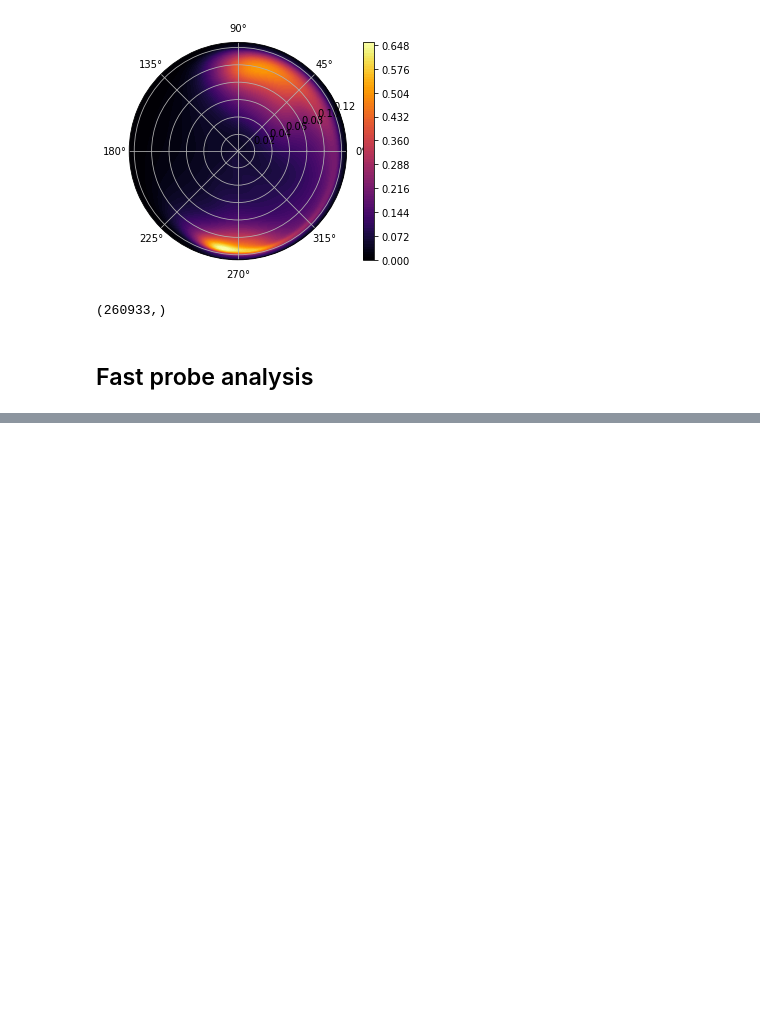
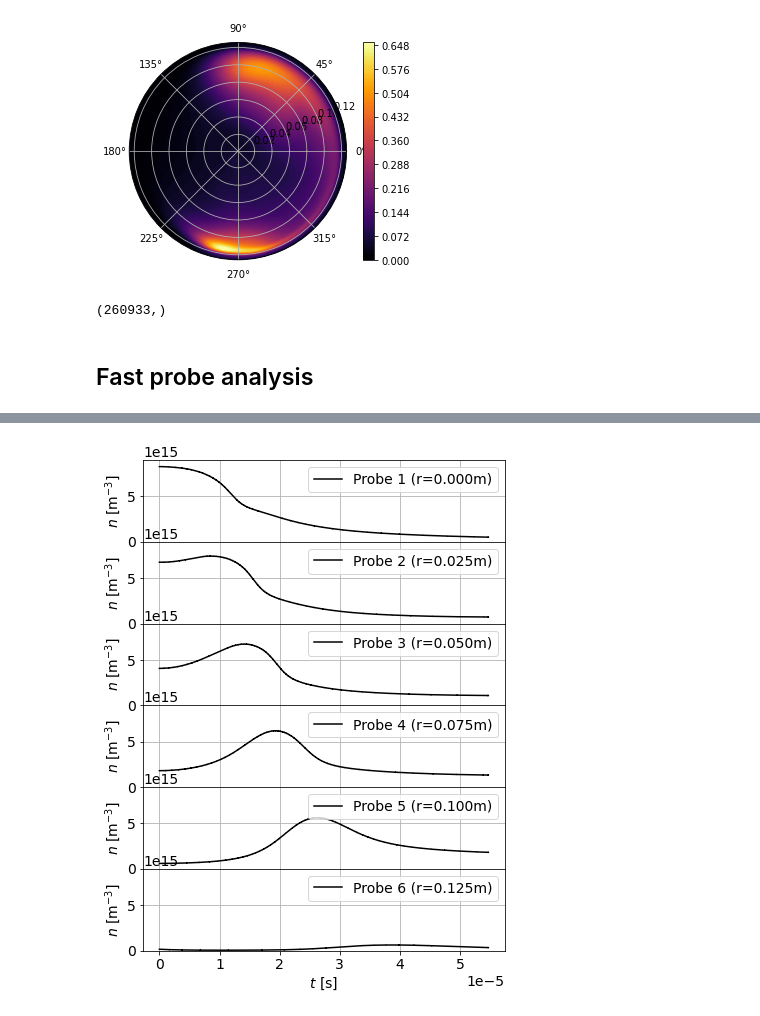
Before and after one commit to runehoejlund/north-simulation, a Jupyter notebook: data_analysis_Asbjorn.ipynb, the cells around one changed output, grey strips where cells are left out. Drawn from its saved outputs; the diff is of its cells as text; code cells hidden in the pictures; blank space fills up the shorter version.

```diff
--- a/data_analysis_Asbjorn.ipynb
+++ b/data_analysis_Asbjorn.ipynb
@@ -269,0 +298,51 @@ plt.show()
+# %%
+fig, ax  = plt.subplots(6, 1, figsize=(6, 8))
+
+font = {'family' : 'normal',
+        'weight' : 'normal',
+        'size'   : 14}
+
+plt.rc('font', **font)
+
+p0 = ax[0].plot(t,probe_1,'k', label="Probe 1 (r=0.000m)")
+p1 = ax[1].plot(t,probe_2,'k', label="Probe 2 (r=0.025m)")
+p2 = ax[2].plot(t,probe_3,'k', label="Probe 3 (r=0.050m)")
+p3 = ax[3].plot(t,probe_4,'k', label="Probe 4 (r=0.075m)")
+p4 = ax[4].plot(t,probe_5,'k', label="Probe 5 (r=0.100m)")
+p5 = ax[5].plot(t,probe_6,'k', label="Probe 6 (r=0.125m)")
+
+ax[5].set_xlabel('$t \ \mathrm{[s]}$')
+
+ax[0].set_ylabel('$n \ \mathrm{[m^{-3}]}$')
+ax[1].set_ylabel('$n \ \mathrm{[m^{-3}]}$')
+ax[2].set_ylabel('$n \ \mathrm{[m^{-3}]}$')
+ax[3].set_ylabel('$n \ \mathrm{[m^{-3}]}$')
+ax[4].set_ylabel('$n \ \mathrm{[m^{-3}]}$')
+ax[5].set_ylabel('$n \ \mathrm{[m^{-3}]}$')
+
+ax[0].set_ylim(0,0.9e16)
+ax[1].set_ylim(0,0.9e16)
+ax[2].set_ylim(0,0.9e16)
+ax[3].set_ylim(0,0.9e16)
+ax[4].set_ylim(0,0.9e16)
+ax[5].set_ylim(0,0.9e16)
+
+ax[0].legend(loc='upper right')
+ax[1].legend(loc='upper right')
+ax[2].legend(loc='upper right')
+ax[3].legend(loc='upper right')
+ax[4].legend(loc='upper right')
+ax[5].legend(loc='upper right')
+
+fig.tight_layout()
+
+ax[0].grid()
+ax[1].grid()
+ax[2].grid()
+ax[3].grid()
+ax[4].grid()
+ax[5].grid()
+
+plt.subplots_adjust(hspace=.0)
+# %% [output]
+[figure, added]
```
Also changed, not shown: parts of 7 cells of this notebook, 2 other files.
